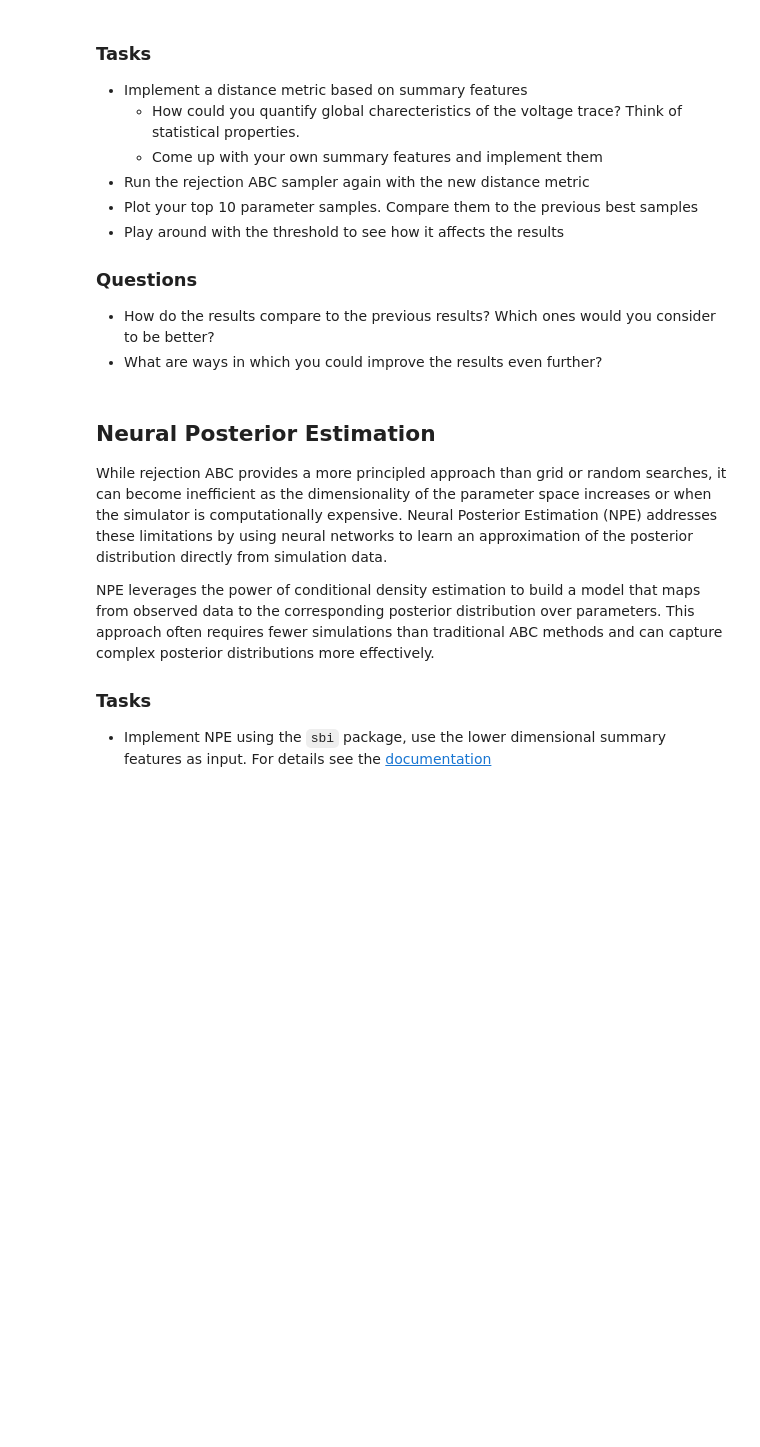
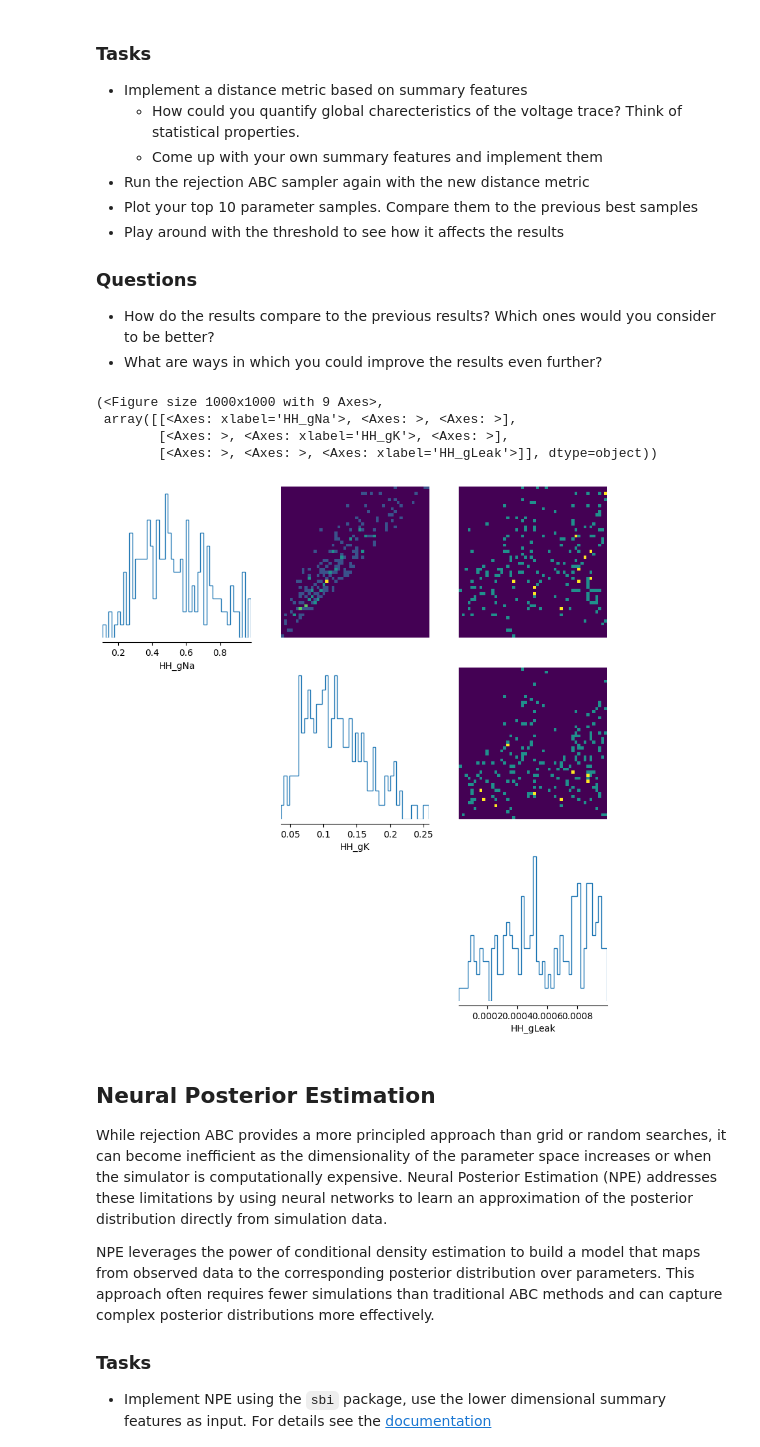
Before and after one commit to A-Midhat/AIMS2025-NeuroSimInf, a Jupyter notebook: notebooks/week03.ipynb, the cells around one changed output. Cells and saved outputs as stored; diff of their text form; code cells hidden in the pictures; blank space fills up the shorter version.

```diff
--- a/notebooks/week03.ipynb
+++ b/notebooks/week03.ipynb
@@ -393,12 +385,11 @@ def compute_summary_stats_np(v: jnp.ndarray) -> jnp.ndarray:
     Returns:
         summary_stats: The summary statistics.
     """
-    ft1 =
-    ft2 =
-    ft3 =
-    ...
-    return jnp.hstack([ft1, ft2, ft3, ...])
-
+    ft1 = jnp.mean(v, axis=-1)
+    ft2 = jnp.std(v, axis=-1)
+    ft3 = jnp.max(v, axis=-1)
+    ft4 = jnp.min(v, axis=-1)
+    return jnp.stack([ft1, ft2, ft3, ft4], axis=-1)
 
 def fts_err(v_est: jnp.ndarray, v_true: jnp.ndarray) -> jnp.ndarray:
     """Compute a feature based distance.
@@ -418,18 +409,28 @@ def fts_err(v_est: jnp.ndarray, v_true: jnp.ndarray) -> jnp.ndarray:
         ft_err: The feature based distance.
     """
     # implement the feature based distance here
-    return fts_err
+    est_stats = compute_summary_stats_np(v_est[:, ::10])
+    true_stats = compute_summary_stats_np(v_true[None,:])
+
+    fts_err = jnp.mean(jnp.abs(est_stats - true_stats), axis=-1)
+    return jnp.array(fts_err)
 # %%
 # Run rejection ABC
-num_samples = 10_000
-threshold = 25  # You may need to adjust this based on your data
+num_samples = 20_000
+threshold = 2  # You may need to adjust this based on your data
 accepted_params, accepted_distances, accepted_v = rejection_abc(num_samples, threshold, fts_err)
 
 # Sort by distance to get the best fits
-sorted_indices =
-top_indices =   # Get top 10
+sorted_indices = jnp.argsort(accepted_distances)
+top_indices = sorted_indices[:10]  # Get top 10
 # %%
 # visualize the estimated posterior within the prior bounds using `pairplot`
 # Note the pairplot expects a torch tensor as input
-accepted_samples = torch.tensor(np.array(list(accepted_params.values())).T)
-# plot the distribution
+accepted_samples = torch.tensor(jnp.array(list(accepted_params.values())).T)
+pairplot(accepted_samples, labels = list(bounds.keys()))
+# %% [output]
+(<Figure size 1000x1000 with 9 Axes>,
+ array([[<Axes: xlabel='HH_gNa'>, <Axes: >, <Axes: >],
+        [<Axes: >, <Axes: xlabel='HH_gK'>, <Axes: >],
+        [<Axes: >, <Axes: >, <Axes: xlabel='HH_gLeak'>]], dtype=object))
+[figure, added]
```
Also changed, not shown: parts of 13 cells of this notebook.
